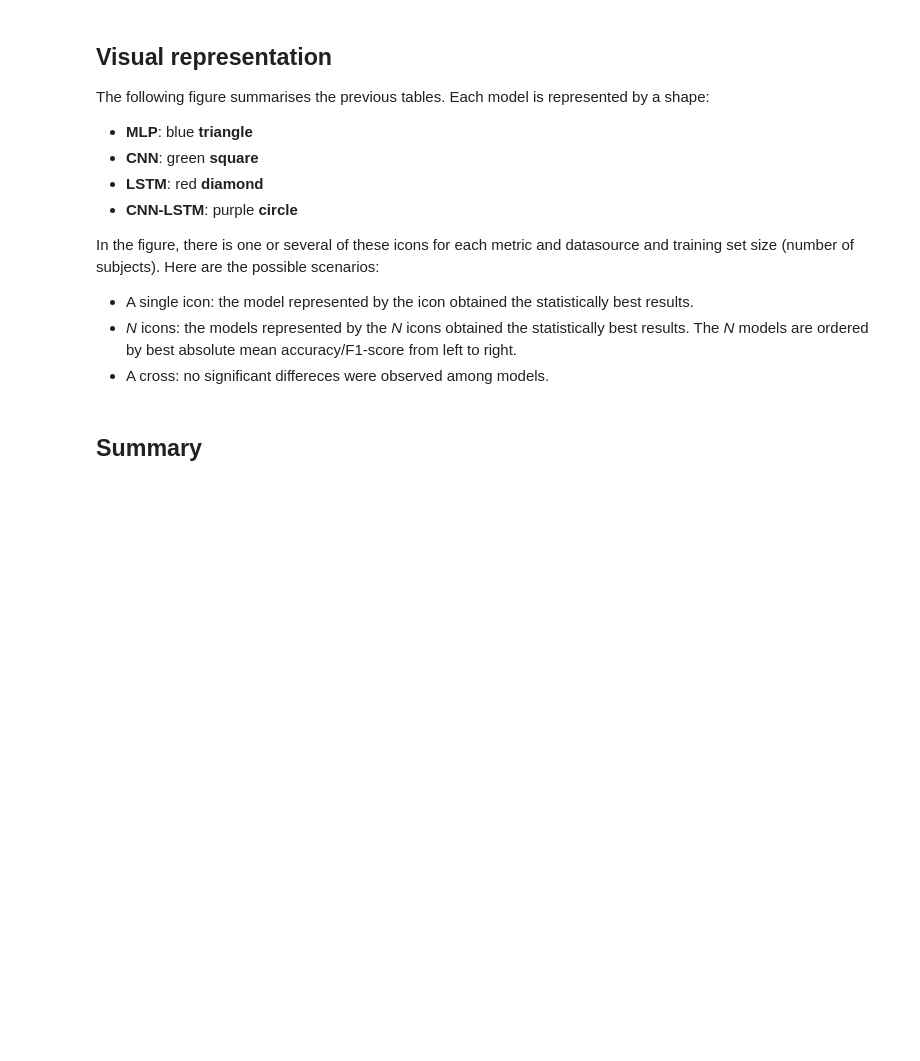
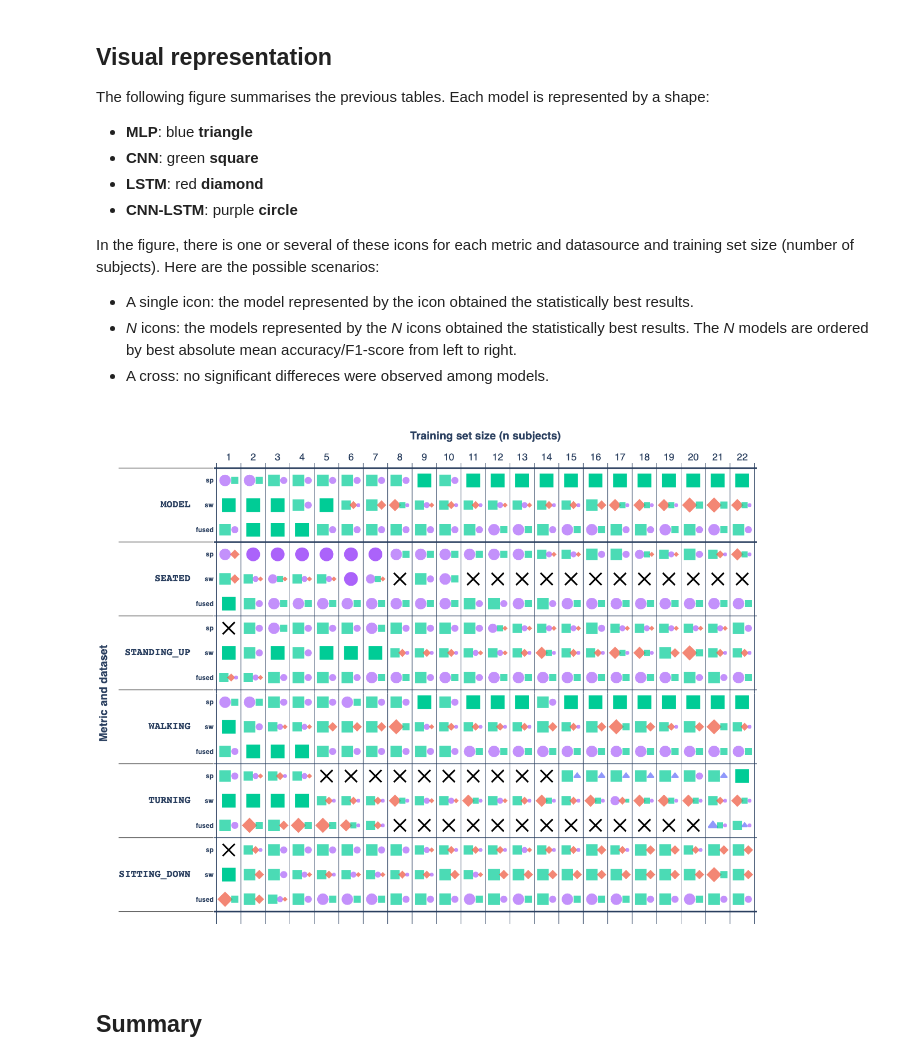
Before and after one commit to GeoTecINIT/har-performance-study, a Jupyter notebook: 3_models.ipynb, the cells around one changed output. Drawn from its saved outputs; the diff is of its cells as text; code cells hidden in the pictures; blank space fills up the shorter version.

Commit message:
improve clarity in comparison plot

```diff
--- a/3_models.ipynb
+++ b/3_models.ipynb
@@ -275,18 +275,20 @@ In the figure, there is one or several of these icons for each metric and dataso
 # %%
 sources_results = {
     TargetFilter.MODEL: models_overlall_tests,
     TargetFilter.SEATED: models_seated_tests,
     TargetFilter.STANDING_UP: models_standing_tests,
     TargetFilter.WALKING: models_walking_tests,
     TargetFilter.TURNING: models_turning_tests,
     TargetFilter.SITTING_DOWN: models_sitting_tests
 }
 
 best_sources = obtain_best_items(sources_results, MODELS, SOURCES)
 significance_sources = load_best_significant(SIGNIFICANCE_FILE)
 
-best_models_fig = plot_visual_comparison(best_sources, significance_sources, MODELS, SOURCES, yaxis_conf={'title': 'data source', 'range': [18, -0.7]})
+best_models_fig = plot_visual_comparison(best_sources, significance_sources, MODELS, SOURCES, yaxis_conf={'title': 'dataset', 'range': [18, -0.7]})
 best_models_fig
+# %% [output]
+[figure, added]
 # %%
 best_models_fig.write_image(RESULTS_DIR.format('02_best-models.pdf'))
 # %% [markdown]
```
Also changed, not shown: 4 other files.
